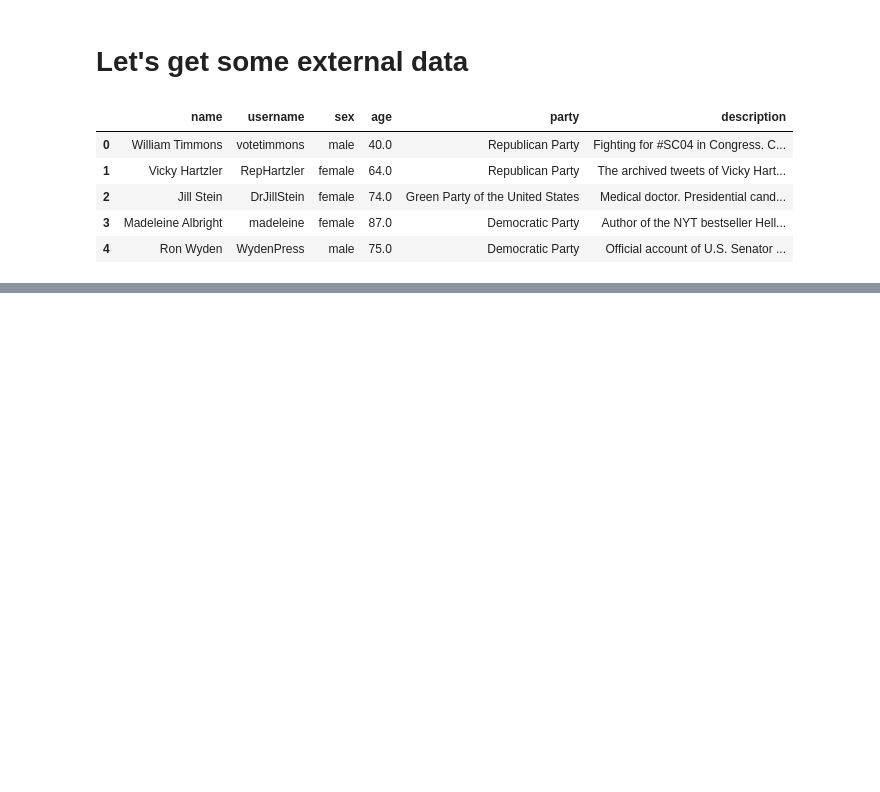
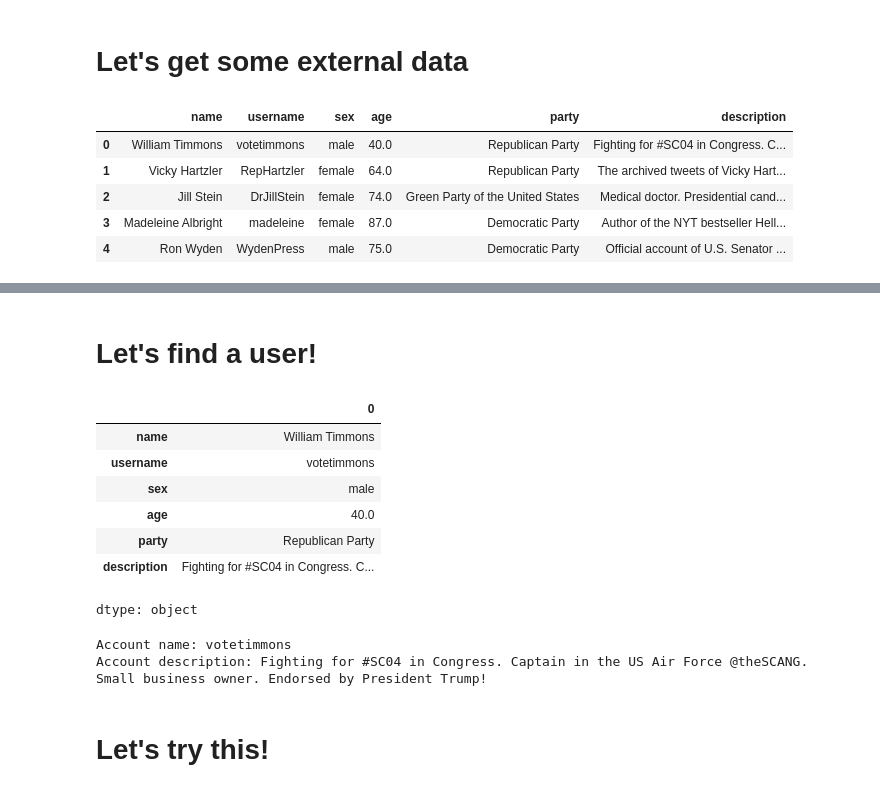
Before and after one commit to mickaeltemporao/workshop-ai-augmented-data, a Jupyter notebook: notebooks/03-ai-driven-data-augmentation.ipynb, the cells around one changed output, grey strips where cells are left out. Cells and saved outputs as stored; diff of their text form; code cells hidden in the pictures; blank space fills up the shorter version.

```diff
--- a/notebooks/03-ai-driven-data-augmentation.ipynb
+++ b/notebooks/03-ai-driven-data-augmentation.ipynb
@@ -128,0 +123,25 @@ task_main = {
+# %% [markdown]
+# Let's find a user!
+# %%
+df.iloc[0]
+# %% [output]
+|  | 0 |
+| name | William Timmons |
+| username | votetimmons |
+| sex | male |
+| age | 40.0 |
+| party | Republican Party |
+| description | Fighting for #SC04 in Congress. C... |
+dtype: object
+# %%
+def make_content(obs):
+    return f"""Account name: {obs.username}
+Account description: {obs['description']}
+"""
+
+print(make_content(df.iloc[0]))
+# %% [output]
+Account name: votetimmons
+Account description: Fighting for #SC04 in Congress. Captain in the US Air Force @theSCANG. Small business owner. Endorsed by President Trump!
+# %% [markdown]
+# Let's try this!
```
Also changed, not shown: parts of 16 cells of this notebook.
